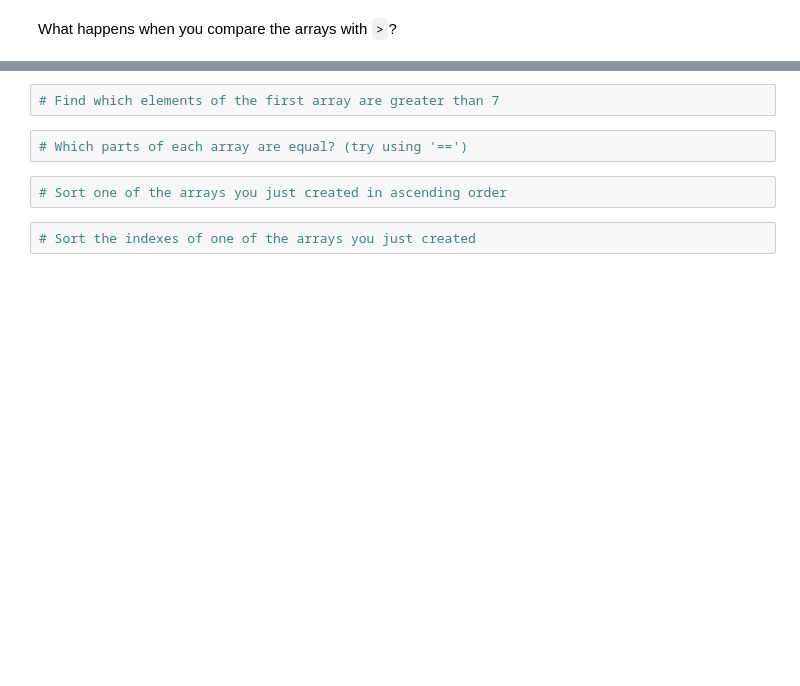
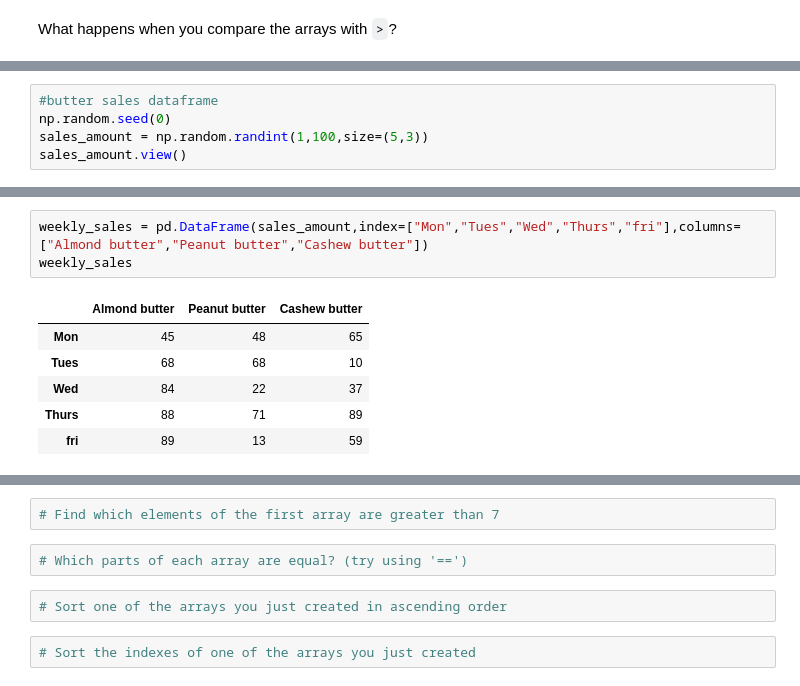
Before and after one commit to sag-coder/machine_larning, a Jupyter notebook: numpy-exercises.ipynb, the cells around one changed output, grey strips where cells are left out. Drawn from its saved outputs; the diff is of its cells as text; blank space fills up the shorter version.

```diff
--- a/numpy-exercises.ipynb
+++ b/numpy-exercises.ipynb
@@ -278,0 +428,5 @@ What happens when you compare the arrays with `>`?
+# %%
+#butter sales dataframe
+np.random.seed(0)
+sales_amount = np.random.randint(1,100,size=(5,3))
+sales_amount.view()
@@ -278,0 +462,10 @@ What happens when you compare the arrays with `>`?
+# %%
+weekly_sales = pd.DataFrame(sales_amount,index=["Mon","Tues","Wed","Thurs","fri"],columns=["Almond butter","Peanut butter","Cashew butter"])
+weekly_sales
+# %% [output]
+|  | Almond butter | Peanut butter | Cashew butter |
+| Mon | 45 | 48 | 65 |
+| Tues | 68 | 68 | 10 |
+| Wed | 84 | 22 | 37 |
+| Thurs | 88 | 71 | 89 |
+| fri | 89 | 13 | 59 |
```
Also changed, not shown: parts of 43 cells of this notebook, 2 other files.
